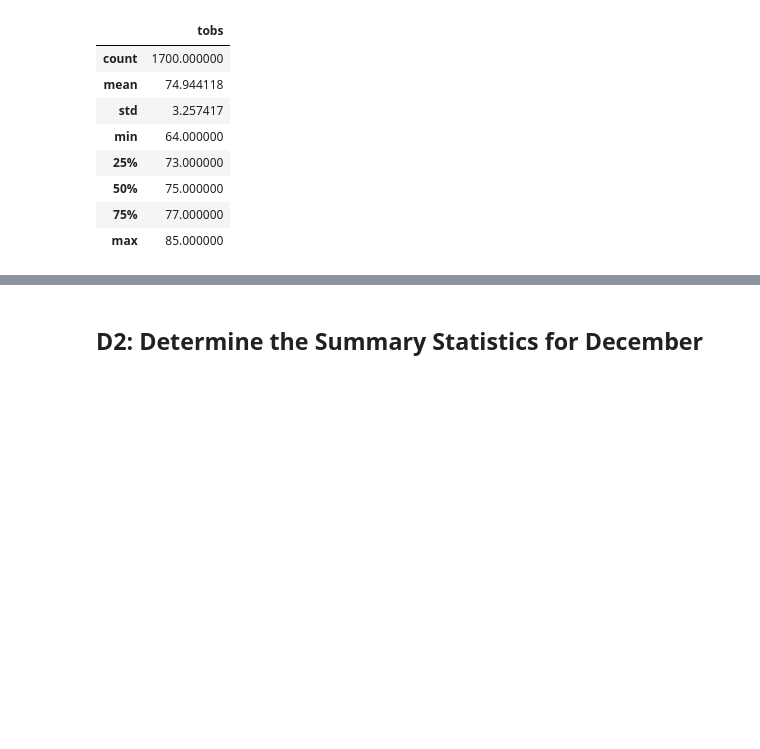
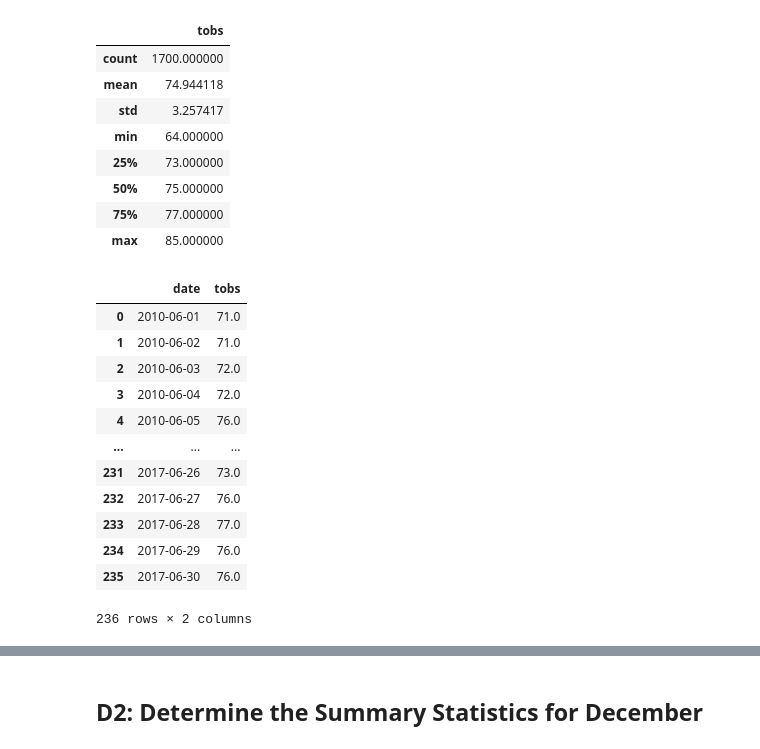
Before and after one commit to JohnWLandeen/surfs_up_sqlite, a Jupyter notebook: SurfsUp_Challenge.ipynb, the cells around one changed output, grey strips where cells are left out. Drawn from its saved outputs; the diff is of its cells as text; code cells hidden in the pictures; blank space fills up the shorter version.

Commit message:
Added Highest recording station querries for each month.

```diff
--- a/SurfsUp_Challenge.ipynb
+++ b/SurfsUp_Challenge.ipynb
@@ -84,3 +83,25 @@ df.describe()
 | 50% | 75.000000 |
 | 75% | 77.000000 |
 | max | 85.000000 |
+# %%
+# Find observations from highest contributing station for the month of June
+results = session.query(Measurement.date, Measurement.tobs).filter(extract('month', Measurement.date)==6).\
+filter(Measurement.station == 'USC00519281').all()
+# %%
+result = [d for d in results]
+df = pd.DataFrame(result, columns=['date','tobs'])
+df
+# %% [output]
+|  | date | tobs |
+| 0 | 2010-06-01 | 71.0 |
+| 1 | 2010-06-02 | 71.0 |
+| 2 | 2010-06-03 | 72.0 |
+| 3 | 2010-06-04 | 72.0 |
+| 4 | 2010-06-05 | 76.0 |
+| ... | ... | ... |
+| 231 | 2017-06-26 | 73.0 |
+| 232 | 2017-06-27 | 76.0 |
+| 233 | 2017-06-28 | 77.0 |
+| 234 | 2017-06-29 | 76.0 |
+| 235 | 2017-06-30 | 76.0 |
+236 rows × 2 columns
```
Also changed, not shown: parts of 5 cells of this notebook.
